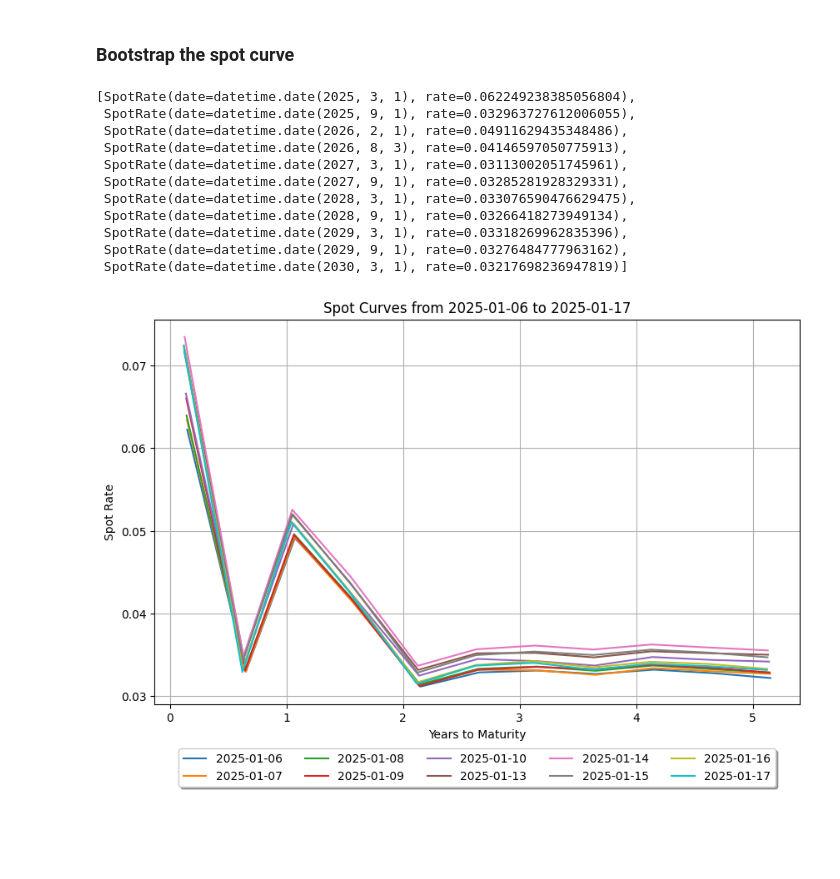
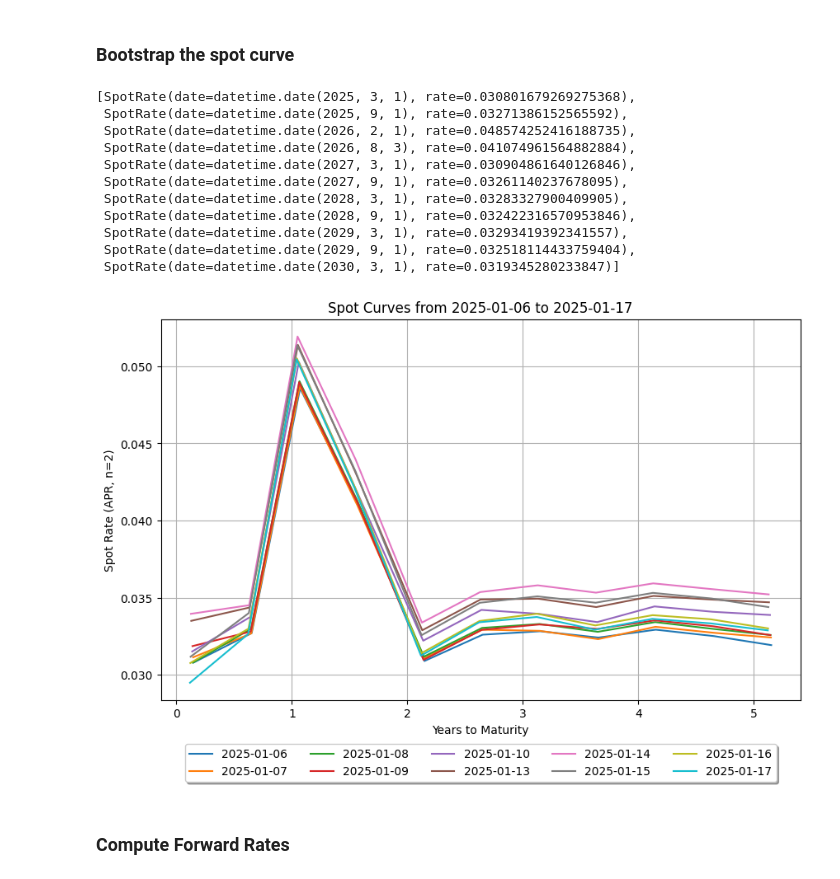
Before and after one commit to maxgodfrey2004/APM466-Assignment1, a Jupyter notebook: assignment_1.ipynb, the cells around one changed output. Saved outputs shown, nothing was run; the diff lists cells and outputs as text; code cells hidden in the pictures; blank space fills up the shorter version.

Commit message:
Fix spot rate calcs

```diff
--- a/assignment_1.ipynb
+++ b/assignment_1.ipynb
@@ -131,6 +145,8 @@ def bootstrap_yield_curve(bonds: list[BondObservation], valuation_date: date) ->
 
     for idx, bond in enumerate(bonds):
         assert bond.date_issue < valuation_date, f"Bond [{bond.name}] will be issued in the future"
+
+        # Determine the bond's cash flows and their dates
         cfs_to_maturity = []
         cf_dates = []
         test_date = bond.date_maturity - relativedelta(months=60)
@@ -142,20 +158,32 @@ def bootstrap_yield_curve(bonds: list[BondObservation], valuation_date: date) ->
                 cfs_to_maturity.append(100 * (bond.coupon / 2 + 1))
                 cf_dates.append(test_date)
             test_date += relativedelta(months=6)
+
+        # Sanity Checks
         assert len(cfs_to_maturity) > 0, f"No cash flows for bond [{bond.name}]"
         assert len(cfs_to_maturity) == len(cf_dates), f"Number of cash flows and dates do not match for bond [{bond.name}]"
         assert len(cfs_to_maturity) == idx + 1
         assert cf_dates[-1] == bond.date_maturity, f"Last cash flow date does not match maturity date for bond [{bond.name}]"
+
+        # Calculate spot rates
         spot_rate = None
         years_to_maturity = year_fraction(valuation_date, bond.date_maturity)
         if idx == 0:
-            spot_rate = ((cfs_to_maturity[0] / bond.price) ** (1 / years_to_maturity)) - 1
+            # Calculate the very first (6-month) spot rate
+            # spot_rate = ((cfs_to_maturity[0] / bond.price) ** (1 / years_to_maturity)) - 1
+            days_to_maturity = (bond.date_maturity - valuation_date).days
+            last_coupon_date_before_obs = cf_dates[0] - relativedelta(months=6)
+            days_since_last_coupon = (valuation_date - last_coupon_date_before_obs).days
+            accrued_coupon = (days_since_last_coupon / (days_since_last_coupon + days_to_maturity)) * (100 * bond.coupon / 2)
+            dirty_price = bond.price + accrued_coupon
+            spot_rate = ((cfs_to_maturity[0] / dirty_price) - 1) * (365 / days_to_maturity)
         else:
+            # Bootstrap a spot rate from the previous spot rates
             pv_all_cf_but_last = sum(
-                cf / ((1 + get_closest_spot_rate(spot_rates, cf_date).rate) ** year_fraction(valuation_date, cf_date)) \
+                cf / ((1 + (get_closest_spot_rate(spot_rates, cf_date).rate / 2)) ** (2 * year_fraction(valuation_date, cf_date))) \
                 for cf, cf_date in zip(cfs_to_maturity[:-1], cf_dates[:-1])
             )
-            spot_rate = ((cfs_to_maturity[-1] / (bond.price - pv_all_cf_but_last)) ** (1 / years_to_maturity)) - 1
+            spot_rate = (((cfs_to_maturity[-1] / (bond.price - pv_all_cf_but_last)) ** (1 / (2 * years_to_maturity))) - 1) * 2
         spot_rates.append(SpotRate(date=bond.date_maturity, rate=spot_rate))
 
     return spot_rates
@@ -166,33 +194,38 @@ bonds_data = get_observations_for_date(valuation_date)
 spot_rates = bootstrap_yield_curve(bonds_data, valuation_date)
 __import__('pprint').pprint(spot_rates)
 # %% [output]
-[SpotRate(date=datetime.date(2025, 3, 1), rate=0.062249238385056804),
- SpotRate(date=datetime.date(2025, 9, 1), rate=0.032963727612006055),
- SpotRate(date=datetime.date(2026, 2, 1), rate=0.04911629435348486),
- SpotRate(date=datetime.date(2026, 8, 3), rate=0.04146597050775913),
- SpotRate(date=datetime.date(2027, 3, 1), rate=0.03113002051745961),
- SpotRate(date=datetime.date(2027, 9, 1), rate=0.03285281928329331),
- SpotRate(date=datetime.date(2028, 3, 1), rate=0.033076590476629475),
- SpotRate(date=datetime.date(2028, 9, 1), rate=0.03266418273949134),
- SpotRate(date=datetime.date(2029, 3, 1), rate=0.03318269962835396),
- SpotRate(date=datetime.date(2029, 9, 1), rate=0.03276484777963162),
- SpotRate(date=datetime.date(2030, 3, 1), rate=0.03217698236947819)]
+[SpotRate(date=datetime.date(2025, 3, 1), rate=0.030801679269275368),
+ SpotRate(date=datetime.date(2025, 9, 1), rate=0.03271386152565592),
+ SpotRate(date=datetime.date(2026, 2, 1), rate=0.048574252416188735),
+ SpotRate(date=datetime.date(2026, 8, 3), rate=0.041074961564882884),
+ SpotRate(date=datetime.date(2027, 3, 1), rate=0.030904861640126846),
+ SpotRate(date=datetime.date(2027, 9, 1), rate=0.03261140237678095),
+ SpotRate(date=datetime.date(2028, 3, 1), rate=0.03283327900409905),
+ SpotRate(date=datetime.date(2028, 9, 1), rate=0.032422316570953846),
+ SpotRate(date=datetime.date(2029, 3, 1), rate=0.03293419392341557),
+ SpotRate(date=datetime.date(2029, 9, 1), rate=0.032518114433759404),
+ SpotRate(date=datetime.date(2030, 3, 1), rate=0.0319345280233847)]
 # %%
+spot_curves = {} # {date: [spot curve]}
+
 plt.figure(figsize=(10, 6))
 
-for date in target_dates:
-    bonds_data = get_observations_for_date(datetime.strptime(date, "%Y-%m-%d %H:%M").date())
-    spot_rates = bootstrap_yield_curve(bonds_data, datetime.strptime(date, "%Y-%m-%d %H:%M").date())
-    x = [year_fraction(datetime.strptime(date, "%Y-%m-%d %H:%M").date(), spot_rate.date) for spot_rate in spot_rates]
+for date_ in target_dates:
+    bonds_data = get_observations_for_date(datetime.strptime(date_, "%Y-%m-%d %H:%M").date())
+    spot_rates = bootstrap_yield_curve(bonds_data, datetime.strptime(date_, "%Y-%m-%d %H:%M").date())
+    spot_curves[date_] = spot_rates
+    x = [year_fraction(datetime.strptime(date_, "%Y-%m-%d %H:%M").date(), spot_rate.date) for spot_rate in spot_rates]
     y = [spot_rate.rate for spot_rate in spot_rates]
-    plt.plot(x, y, label=date[:-6])
+    plt.plot(x, y, label=date_[:-6])
 
 plt.xlabel('Years to Maturity')
-plt.ylabel('Spot Rate')
+plt.ylabel('Spot Rate (APR, n=2)')
 plt.title('Spot Curves from 2025-01-06 to 2025-01-17')
 plt.legend(loc='upper center', bbox_to_anchor=(0.5, -0.1),
            ncol=5, fancybox=True, shadow=True)
 plt.grid(True)
 plt.show()
 # %% [output]
-[figure, old version]
+[figure, new version]
+# %% [markdown]
+### Compute Forward Rates
```
Also changed, not shown: parts of 2 cells of this notebook.
